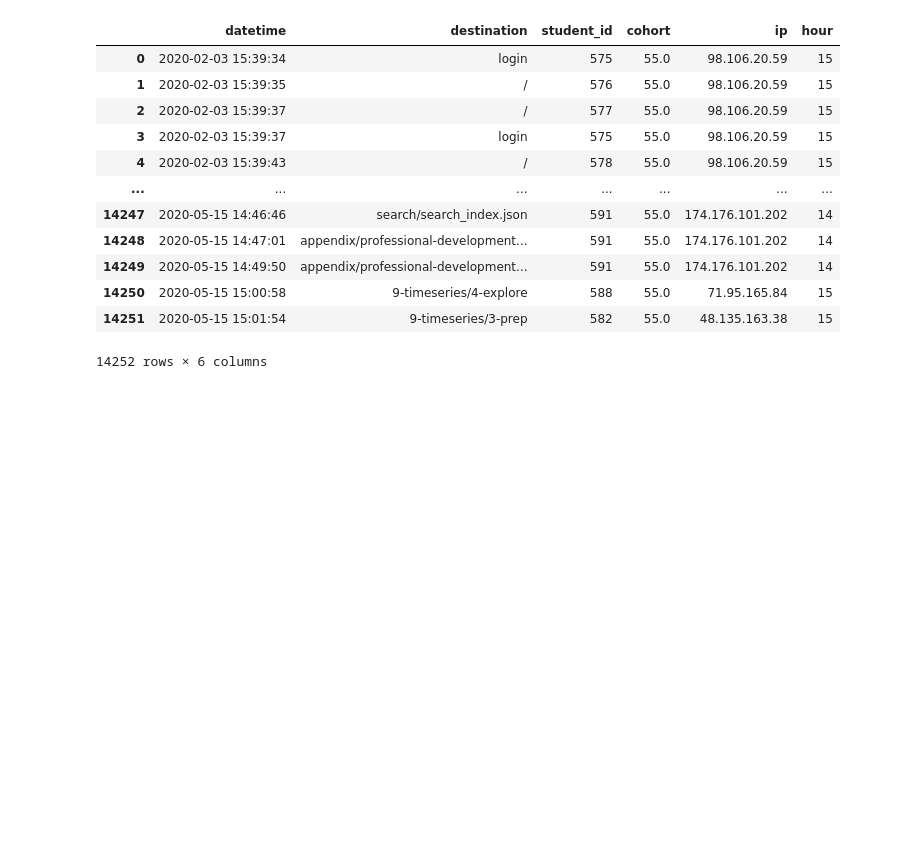
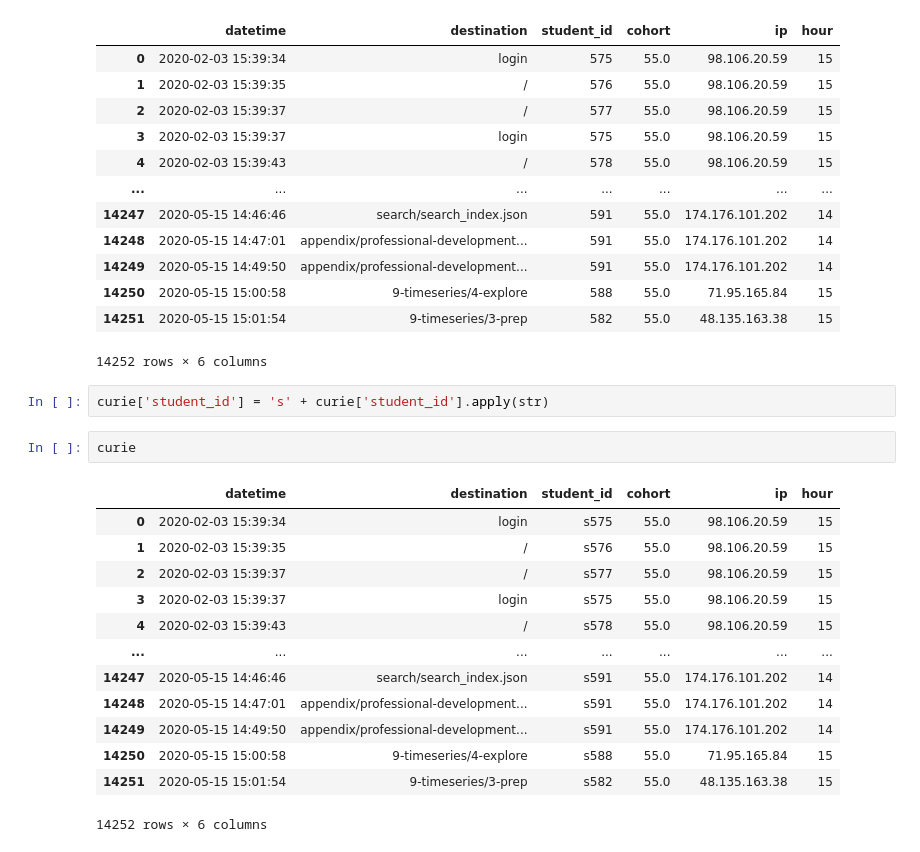
Before and after one commit to ravinder79/anomaly_detection, a Jupyter notebook: discrete_anomaly_detection.ipynb, the cells around one changed output. Saved outputs shown, nothing was run; the diff lists cells and outputs as text; blank space fills up the shorter version.

```diff
--- a/discrete_anomaly_detection.ipynb
+++ b/discrete_anomaly_detection.ipynb
@@ -286,4 +303,22 @@ curie
 | 14250 | 2020-05-15 15:00:58 | 9-timeseries/4-explore | 588 | 55.0 | 71.95.165.84 | 15 |
 | 14251 | 2020-05-15 15:01:54 | 9-timeseries/3-prep | 582 | 55.0 | 48.135.163.38 | 15 |
 14252 rows × 6 columns
+# %%
+curie['student_id'] = 's' + curie['student_id'].apply(str)
+# %%
+curie
+# %% [output]
+|  | datetime | destination | student_id | cohort | ip | hour |
+| 0 | 2020-02-03 15:39:34 | login | s575 | 55.0 | 98.106.20.59 | 15 |
+| 1 | 2020-02-03 15:39:35 | / | s576 | 55.0 | 98.106.20.59 | 15 |
+| 2 | 2020-02-03 15:39:37 | / | s577 | 55.0 | 98.106.20.59 | 15 |
+| 3 | 2020-02-03 15:39:37 | login | s575 | 55.0 | 98.106.20.59 | 15 |
+| 4 | 2020-02-03 15:39:43 | / | s578 | 55.0 | 98.106.20.59 | 15 |
+| ... | ... | ... | ... | ... | ... | ... |
+| 14247 | 2020-05-15 14:46:46 | search/search_index.json | s591 | 55.0 | 174.176.101.202 | 14 |
+| 14248 | 2020-05-15 14:47:01 | appendix/professional-development... | s591 | 55.0 | 174.176.101.202 | 14 |
+| 14249 | 2020-05-15 14:49:50 | appendix/professional-development... | s591 | 55.0 | 174.176.101.202 | 14 |
+| 14250 | 2020-05-15 15:00:58 | 9-timeseries/4-explore | s588 | 55.0 | 71.95.165.84 | 15 |
+| 14251 | 2020-05-15 15:01:54 | 9-timeseries/3-prep | s582 | 55.0 | 48.135.163.38 | 15 |
+14252 rows × 6 columns
 # %%
```
Also changed, not shown: parts of 3 cells of this notebook.
